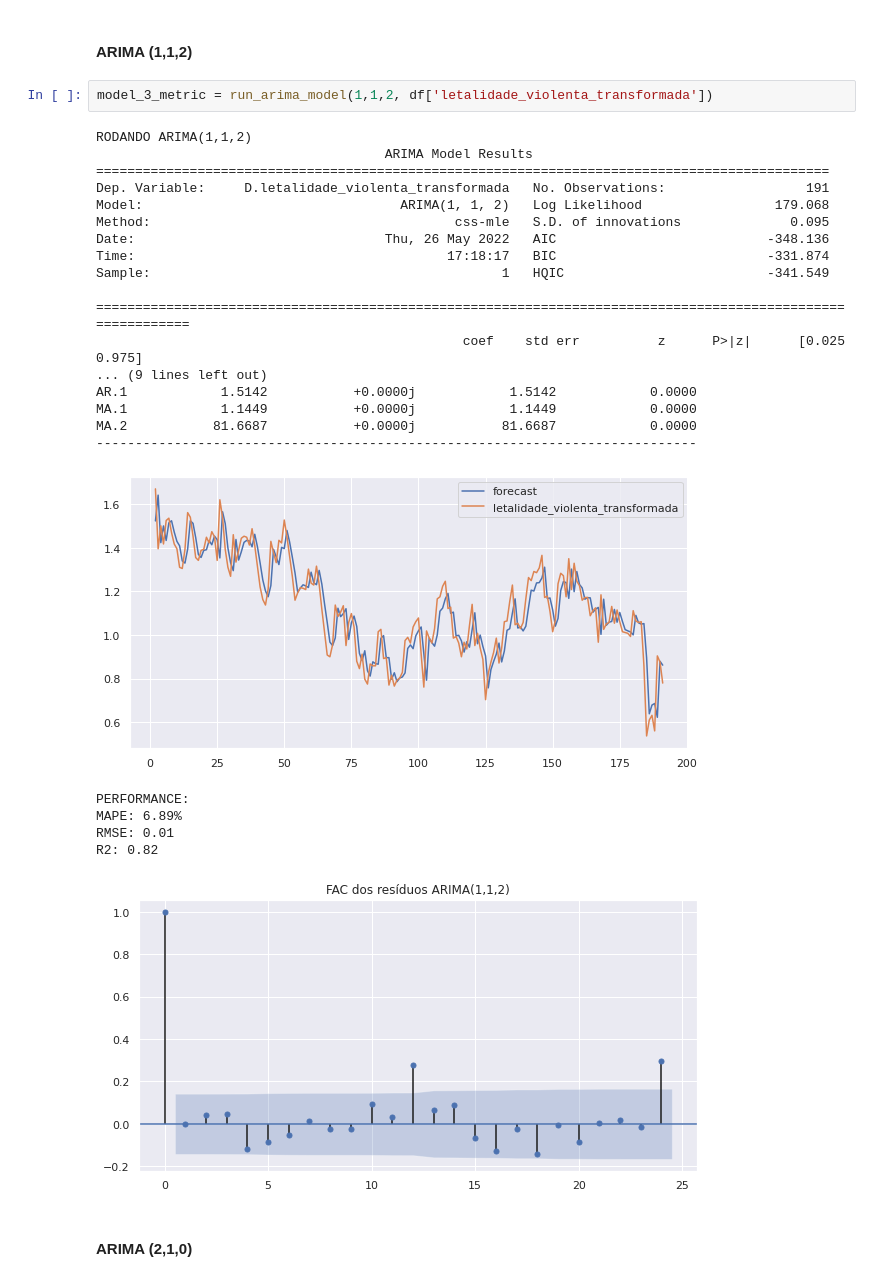
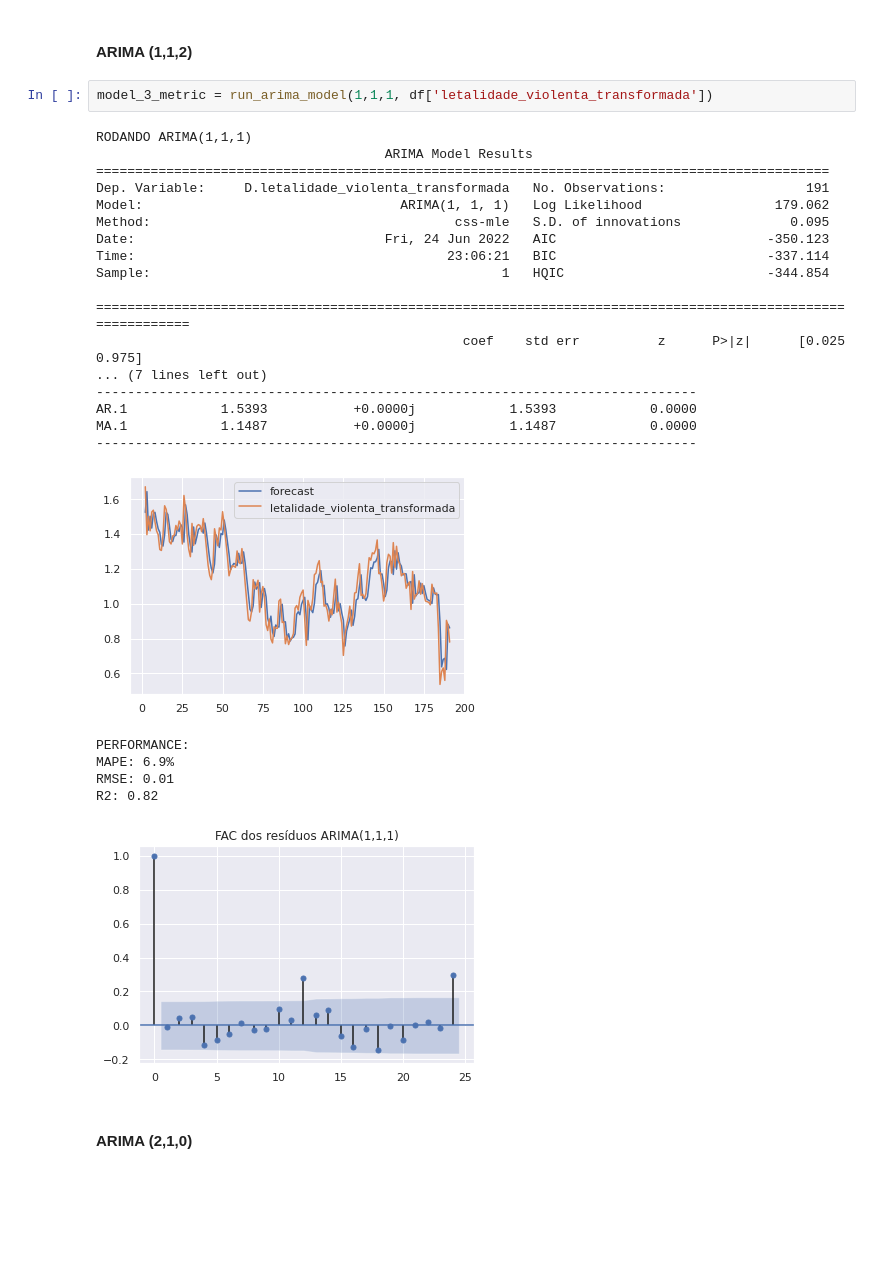
Before and after one commit to danielarruda1000/machine_learn_previsao_letalidade_rj, a Jupyter notebook: TCC.ipynb, the cells around one changed output. Drawn from its saved outputs; the diff is of its cells as text; blank space fills up the shorter version.

```diff
--- a/TCC.ipynb
+++ b/TCC.ipynb
@@ -343,31 +345,31 @@ R2: 0.82
 # %% [markdown]
 #### ARIMA (1,1,2)
 # %%
-model_3_metric = run_arima_model(1,1,2, df['letalidade_violenta_transformada'])
+model_3_metric = run_arima_model(1,1,1, df['letalidade_violenta_transformada'])
 # %% [output]
-RODANDO ARIMA(1,1,2)
+RODANDO ARIMA(1,1,1)
                                      ARIMA Model Results
 ==============================================================================================
 Dep. Variable:     D.letalidade_violenta_transformada   No. Observations:                  191
-Model:                                 ARIMA(1, 1, 2)   Log Likelihood                 179.068
+Model:                                 ARIMA(1, 1, 1)   Log Likelihood                 179.062
 Method:                                       css-mle   S.D. of innovations              0.095
-Date:                                Thu, 26 May 2022   AIC                           -348.136
-Time:                                        17:18:17   BIC                           -331.874
-Sample:                                             1   HQIC                          -341.549
+Date:                                Fri, 24 Jun 2022   AIC                           -350.123
+Time:                                        23:06:21   BIC                           -337.114
+Sample:                                             1   HQIC                          -344.854
 
 ============================================================================================================
                                                coef    std err          z      P>|z|      [0.025      0.975]
-... (9 lines left out)
-AR.1            1.5142           +0.0000j            1.5142            0.0000
-MA.1            1.1449           +0.0000j            1.1449            0.0000
-MA.2           81.6687           +0.0000j           81.6687            0.0000
+... (7 lines left out)
 -----------------------------------------------------------------------------
+AR.1            1.5393           +0.0000j            1.5393            0.0000
+MA.1            1.1487           +0.0000j            1.1487            0.0000
+-----------------------------------------------------------------------------
-[figure, old version]
+[figure, new version]
 PERFORMANCE:
-MAPE: 6.89%
+MAPE: 6.9%
 RMSE: 0.01
 R2: 0.82
-[figure, old version]
+[figure, new version]
 # %% [markdown]
 #### ARIMA (2,1,0)
 # %%
```
Also changed, not shown: parts of 19 cells of this notebook.
